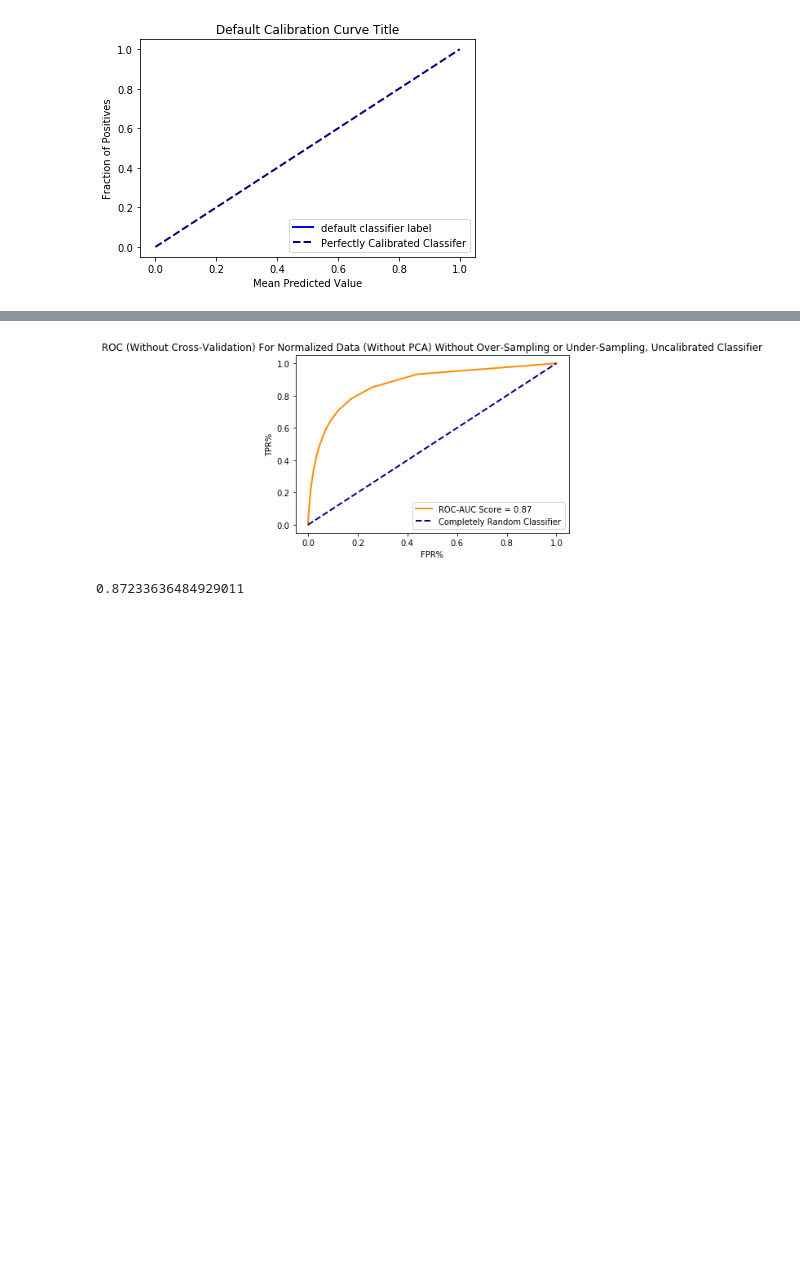
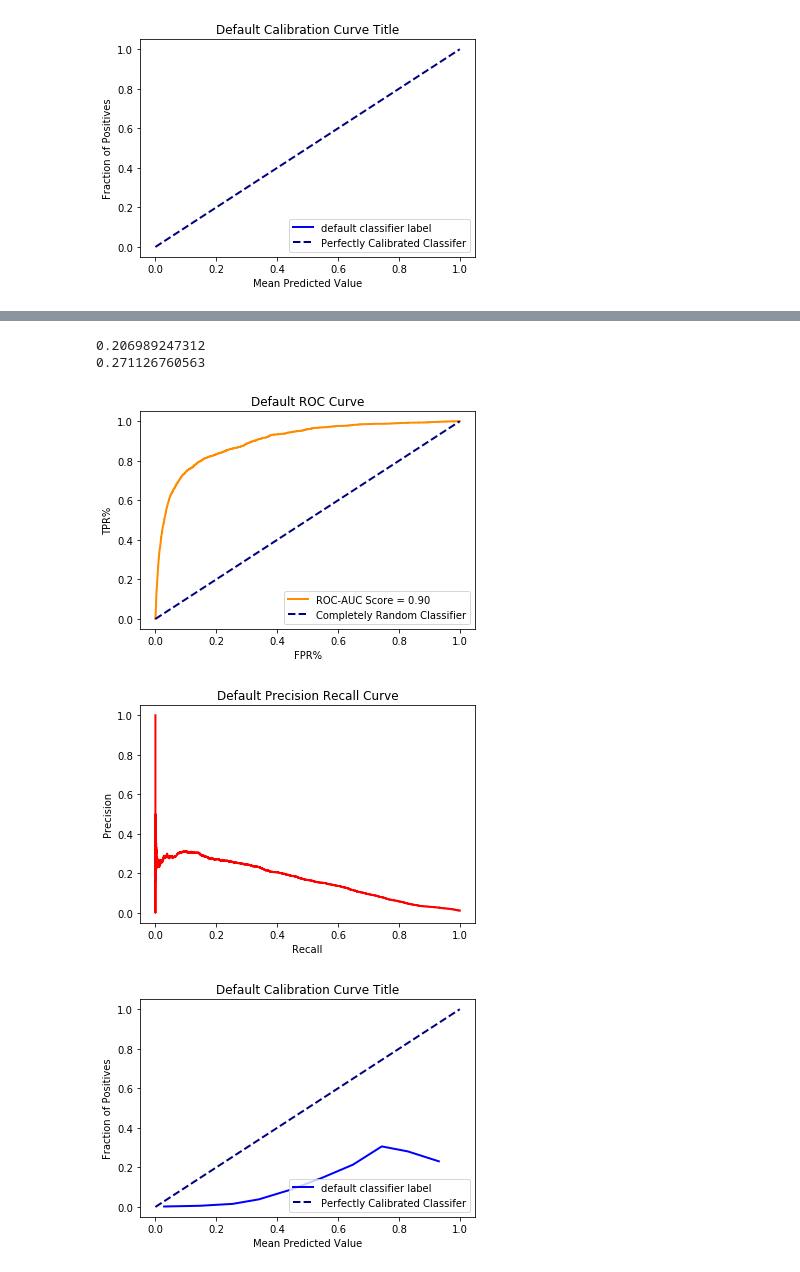
Before and after one commit to JamesKhoaNguyen/predicting_backorders, a Jupyter notebook: product_backorders.ipynb, the cells around one changed output, grey strips where cells are left out. Saved outputs shown, nothing was run; the diff lists cells and outputs as text; code cells hidden in the pictures; blank space fills up the shorter version.

```diff
--- a/product_backorders.ipynb
+++ b/product_backorders.ipynb
@@ -580,17 +646,0 @@ temp_predict_proba = grid.predict_proba(X_test_temp)
-# %%
-#time to do ROC curve analysis
-from sklearn.metrics import roc_curve, roc_auc_score
-import matplotlib.pyplot as plt
-base_auc_score = roc_auc_score(y_test_temp, temp_predict_proba[:,1])
-fpr, tpr, thresholds = roc_curve(y_test_temp, temp_predict_proba[:,1])
-plt.plot(fpr,tpr, color='darkorange',lw=2, label = 'ROC-AUC Score = %0.2f' % base_auc_score)
-plt.plot([0, 1], [0, 1], color='navy', lw=2, linestyle='--', label = 'Completely Random Classifier')
-plt.xlabel("FPR%")
-plt.ylabel("TPR%")
-plt.legend(loc='lower right')
-plt.title("ROC (Without Cross-Validation) For Normalized Data (Without PCA) Without Over-Sampling or Under-Sampling, Uncalibrated Classifier")
-plt.show()
-display(base_auc_score)
-# %% [output]
-[figure, removed]
-0.87233636484929011
@@ -649,0 +647,35 @@ display(base_auc_score)
+# %%
+from sklearn.model_selection import GridSearchCV, StratifiedKFold
+from sklearn.tree import DecisionTreeClassifier
+from sklearn.neighbors import KNeighborsClassifier
+from sklearn.svm import SVC
+from itertools import product
+from sklearn.ensemble import VotingClassifier
+from sklearn.linear_model import LogisticRegression
+from sklearn.ensemble import RandomForestClassifier
+from sklearn.naive_bayes import GaussianNB
+from sklearn.ensemble import GradientBoostingClassifier
+
+
+clf1 = LogisticRegression(random_state=1)
+clf2=RandomForestClassifier(n_estimators=100, max_depth=20)
+clf3 = GaussianNB()
+clf4 = GradientBoostingClassifier(n_estimators=800, learning_rate=0.01,
+    max_depth=1, random_state=0)
+#eclf = VotingClassifier(estimators=[('lr', clf1), ('rf', clf2), ('gnb', clf3)], voting='soft')
+#eclf = VotingClassifier(estimators=[('lr', clf1), ('gnb', clf3),('rf',clf2),('gbc',clf4)], voting='soft')
+eclf = VotingClassifier(estimators=[('lr', clf1), ('rf', clf2),('gcb',clf4)], voting='soft')
+
+
+params = {'lr__C': [100.0]}
+
+grid = GridSearchCV(estimator=eclf, param_grid=params, cv=StratifiedKFold(n_splits=3))
+#clfSingleAnalysis(grid,train_test_dict)
+# %%
+clfSingleAnalysis(grid,train_test_dict)
+# %% [output]
+0.206989247312
+0.271126760563
+[figure, added]
+[figure, added]
+[figure, added]
```
Also changed, not shown: parts of 36 cells of this notebook.
